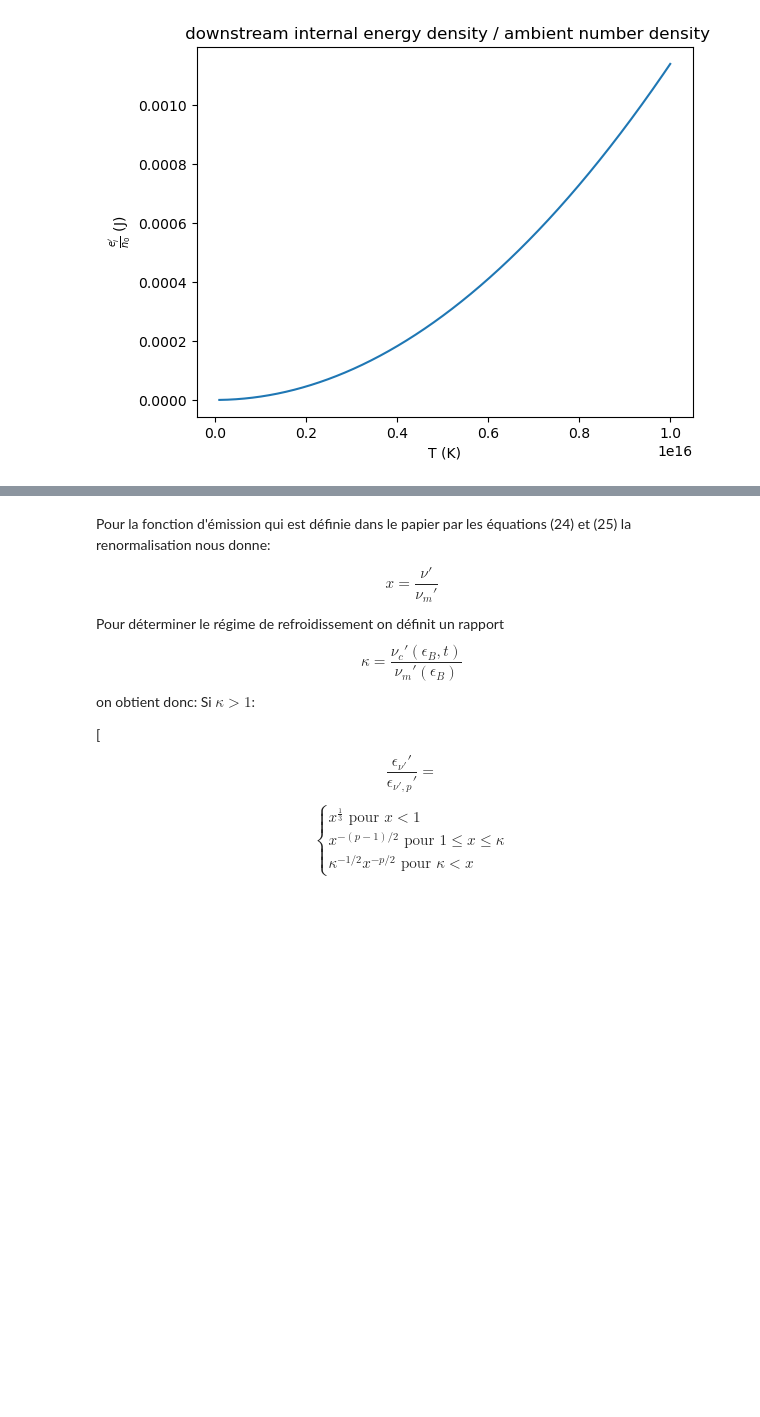
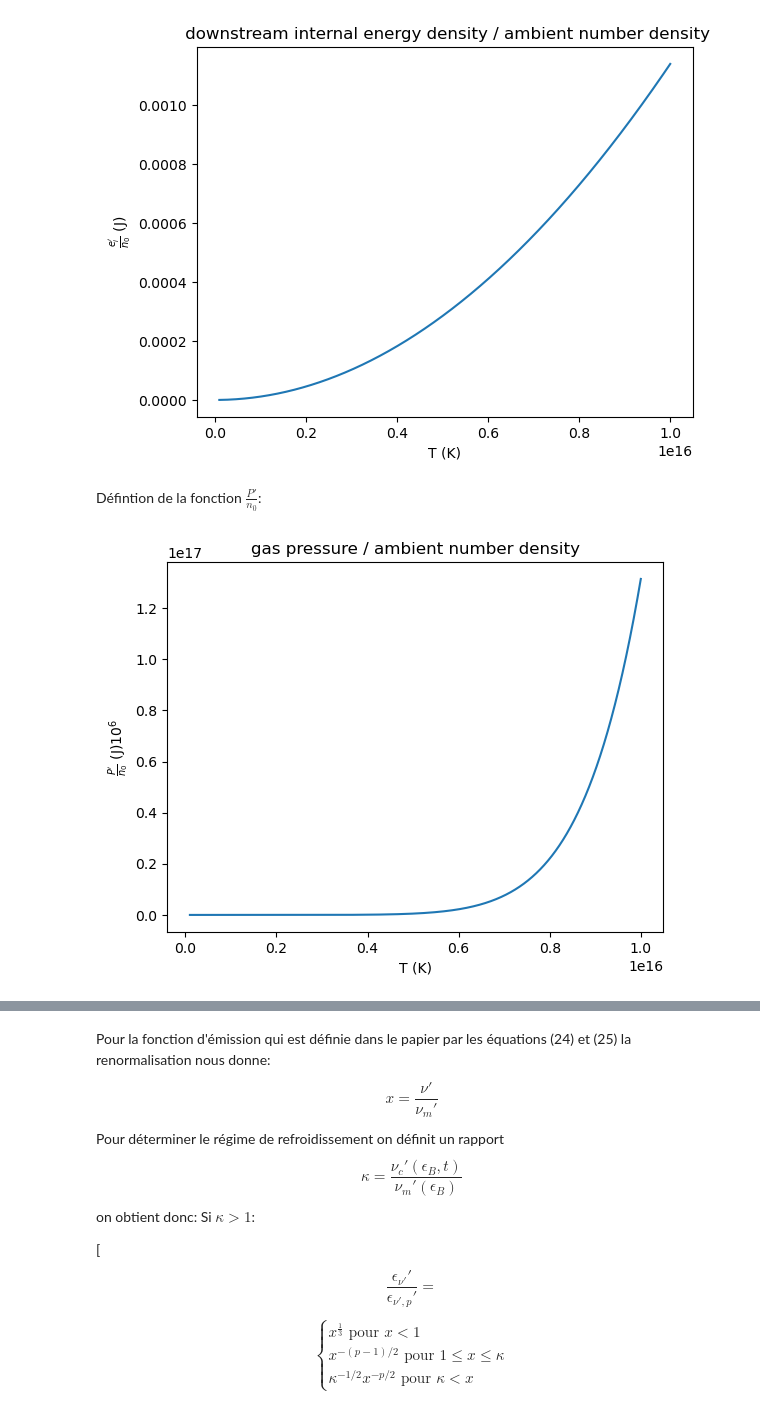
Before and after one commit to quentin-bouquet/Mod-le-Spectro-Temporel-d-mission-d-un-sursaut-gamma, a Jupyter notebook: MAIN.ipynb, the cells around one changed output, grey strips where cells are left out. Drawn from its saved outputs; the diff is of its cells as text; code cells hidden in the pictures; blank space fills up the shorter version.

```diff
--- a/MAIN.ipynb
+++ b/MAIN.ipynb
@@ -243,0 +91,12 @@ def gamma_prime_c(epsilon_B, t):
+# %% [markdown]
+Défintion de la fonction $\frac{P'}{n_{0}}$:
+# %%
+def P_prime(T):
+    return (gamma_chapeau_p(T) - 1)*e_i_p(T)
+plt.plot(T,P_prime(T))
+plt.title("gas pressure / ambient number density")
+plt.xlabel("T (K)")
+plt.ylabel(r"$\frac{P'}{n_{0}}$ (J)$10^{6}$")
+plt.show()
+# %% [output]
+[figure, added]
```
Also changed, not shown: parts of 9 cells of this notebook, 1 other file.
